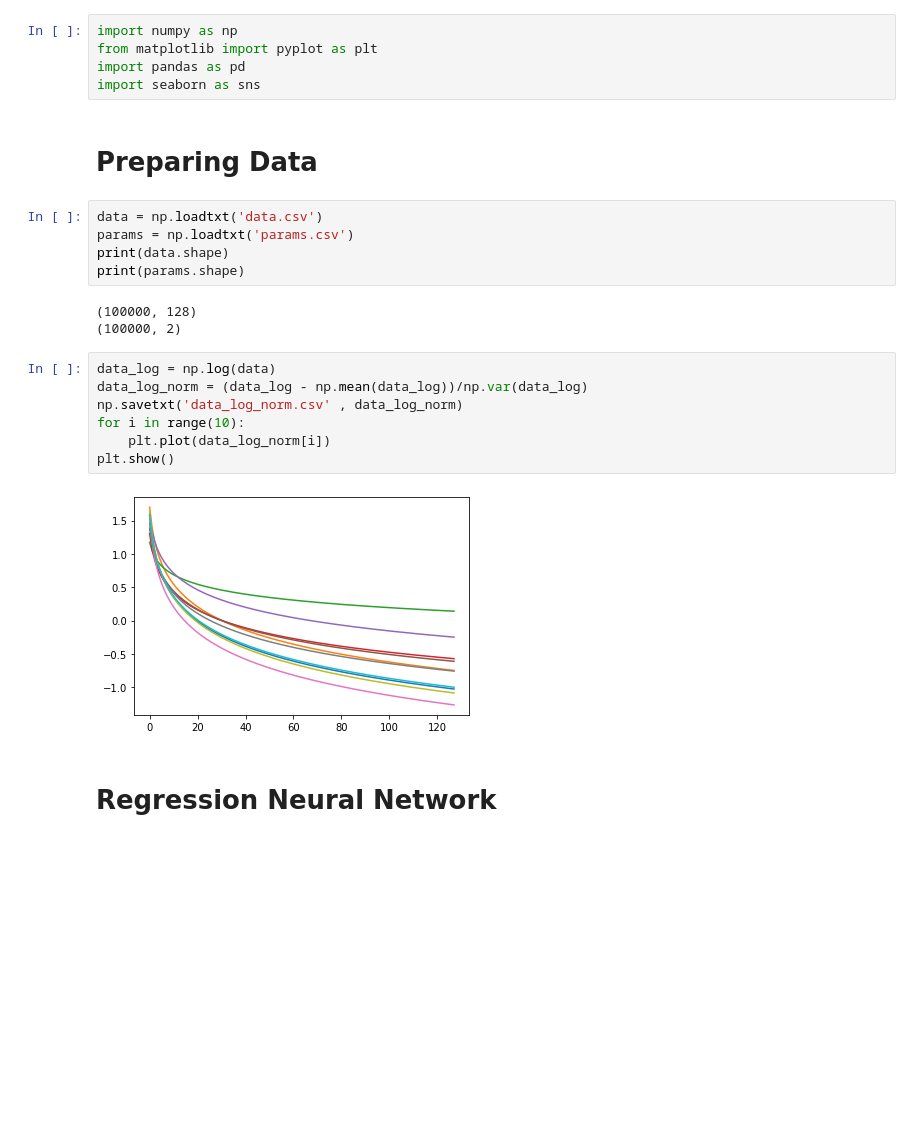
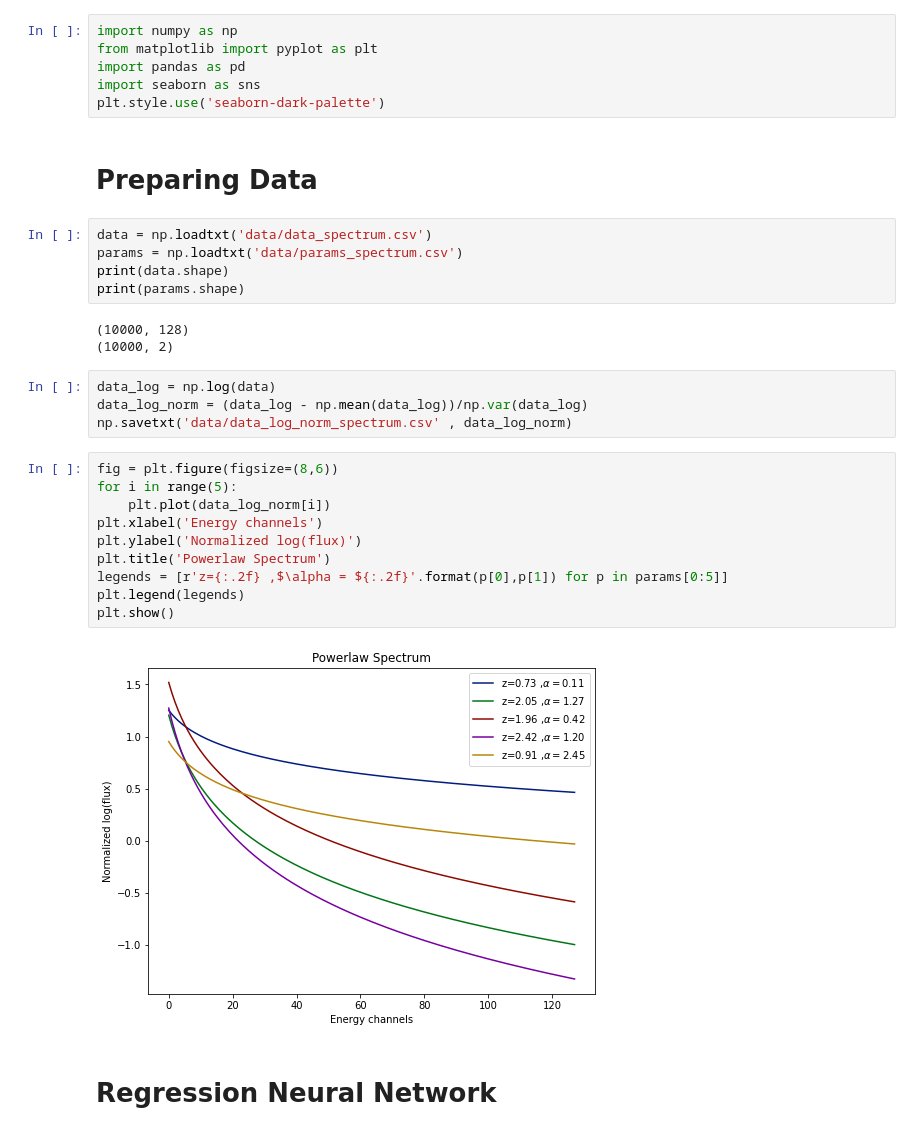
Before and after one commit to KumaranShivam5/spectral-fitting, a Jupyter notebook: regression.ipynb, the cells around one changed output. Drawn from its saved outputs; the diff is of its cells as text; blank space fills up the shorter version.

```diff
--- a/regression.ipynb
+++ b/regression.ipynb
@@ -3,25 +3,33 @@ import numpy as np
 from matplotlib import pyplot as plt
 import pandas as pd
 import seaborn as sns
+plt.style.use('seaborn-dark-palette')
 # %% [markdown]
 # Preparing Data
 # %%
-data = np.loadtxt('data.csv')
-params = np.loadtxt('params.csv')
+data = np.loadtxt('data/data_spectrum.csv')
+params = np.loadtxt('data/params_spectrum.csv')
 print(data.shape)
 print(params.shape)
 # %% [output]
-(100000, 128)
-(100000, 2)
+(10000, 128)
+(10000, 2)
 # %%
 data_log = np.log(data)
 data_log_norm = (data_log - np.mean(data_log))/np.var(data_log)
-np.savetxt('data_log_norm.csv' , data_log_norm)
-for i in range(10):
-    plt.plot(data_log_norm[i])
-plt.show()
+np.savetxt('data/data_log_norm_spectrum.csv' , data_log_norm)
-# %% [output]
-[figure, removed]
+# %%
+fig = plt.figure(figsize=(8,6))
+for i in range(5):
+    plt.plot(data_log_norm[i])
+plt.xlabel('Energy channels')
+plt.ylabel('Normalized log(flux)')
+plt.title('Powerlaw Spectrum')
+legends = [r'z={:.2f} ,$\alpha = ${:.2f}'.format(p[0],p[1]) for p in params[0:5]]
+plt.legend(legends)
+plt.show()
+# %% [output]
+[figure, added]
 # %% [markdown]
 # Regression Neural Network
 # %%
```
Also changed, not shown: parts of 11 cells of this notebook, 2 other files.
